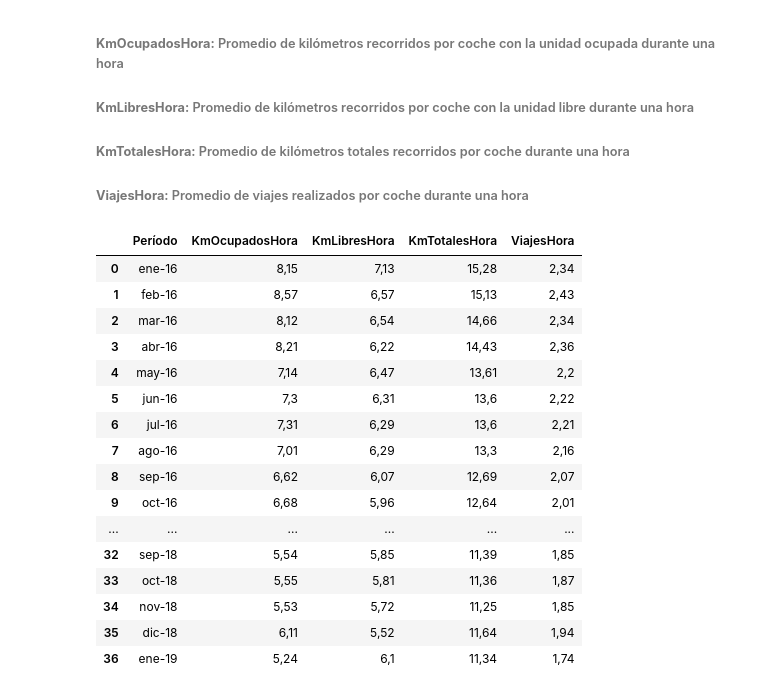
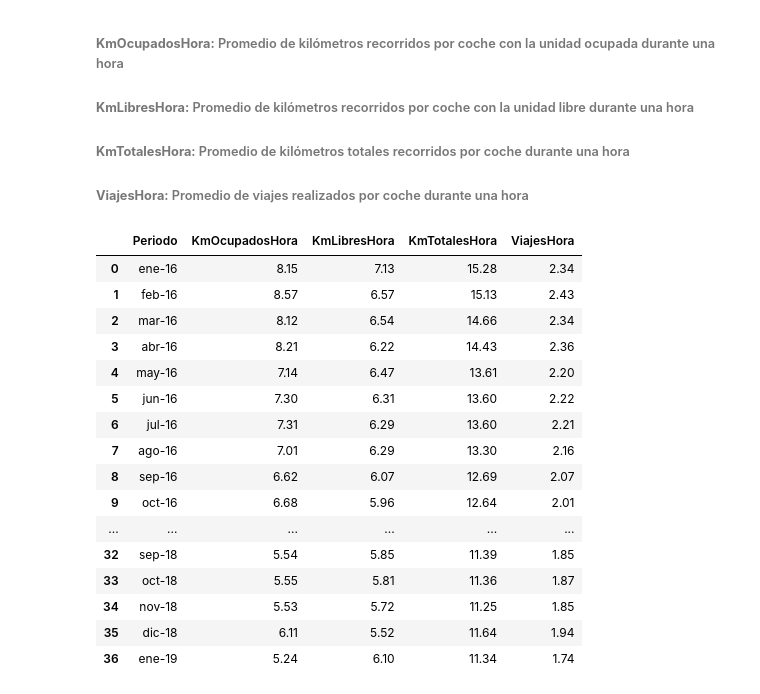
Before and after one commit to marcosbutti/Taxis-de-Rosario-SF-, a Jupyter notebook: Taxis_Rosario.ipynb, the cells around one changed output. Drawn from its saved outputs; the diff is of its cells as text; code cells hidden in the pictures.

```diff
--- a/Taxis_Rosario.ipynb
+++ b/Taxis_Rosario.ipynb
@@ -339,23 +339,23 @@ plt.axis("off")
 ###### __KmTotalesHora:__ Promedio de kilómetros totales recorridos por coche durante una hora
 ###### __ViajesHora:__ Promedio de viajes realizados por coche durante una hora
 # %%
-parametros = pd.read_csv("parametrosoperativos_0.csv", sep=";")
+parametros = pd.read_csv("parametrosoperativos_0.csv", sep=";", decimal=",")
 parametros
 # %% [output]
-|  | Período | KmOcupadosHora | KmLibresHora | KmTotalesHora | ViajesHora |
-| 0 | ene-16 | 8,15 | 7,13 | 15,28 | 2,34 |
-| 1 | feb-16 | 8,57 | 6,57 | 15,13 | 2,43 |
-| 2 | mar-16 | 8,12 | 6,54 | 14,66 | 2,34 |
-| 3 | abr-16 | 8,21 | 6,22 | 14,43 | 2,36 |
-| 4 | may-16 | 7,14 | 6,47 | 13,61 | 2,2 |
-| 5 | jun-16 | 7,3 | 6,31 | 13,6 | 2,22 |
-| 6 | jul-16 | 7,31 | 6,29 | 13,6 | 2,21 |
-| 7 | ago-16 | 7,01 | 6,29 | 13,3 | 2,16 |
-| 8 | sep-16 | 6,62 | 6,07 | 12,69 | 2,07 |
-| 9 | oct-16 | 6,68 | 5,96 | 12,64 | 2,01 |
+|  | Periodo | KmOcupadosHora | KmLibresHora | KmTotalesHora | ViajesHora |
+| 0 | ene-16 | 8.15 | 7.13 | 15.28 | 2.34 |
+| 1 | feb-16 | 8.57 | 6.57 | 15.13 | 2.43 |
+| 2 | mar-16 | 8.12 | 6.54 | 14.66 | 2.34 |
+| 3 | abr-16 | 8.21 | 6.22 | 14.43 | 2.36 |
+| 4 | may-16 | 7.14 | 6.47 | 13.61 | 2.20 |
+| 5 | jun-16 | 7.30 | 6.31 | 13.60 | 2.22 |
+| 6 | jul-16 | 7.31 | 6.29 | 13.60 | 2.21 |
+| 7 | ago-16 | 7.01 | 6.29 | 13.30 | 2.16 |
+| 8 | sep-16 | 6.62 | 6.07 | 12.69 | 2.07 |
+| 9 | oct-16 | 6.68 | 5.96 | 12.64 | 2.01 |
 | ... | ... | ... | ... | ... | ... |
-| 32 | sep-18 | 5,54 | 5,85 | 11,39 | 1,85 |
-| 33 | oct-18 | 5,55 | 5,81 | 11,36 | 1,87 |
-| 34 | nov-18 | 5,53 | 5,72 | 11,25 | 1,85 |
-| 35 | dic-18 | 6,11 | 5,52 | 11,64 | 1,94 |
-| 36 | ene-19 | 5,24 | 6,1 | 11,34 | 1,74 |
+| 32 | sep-18 | 5.54 | 5.85 | 11.39 | 1.85 |
+| 33 | oct-18 | 5.55 | 5.81 | 11.36 | 1.87 |
+| 34 | nov-18 | 5.53 | 5.72 | 11.25 | 1.85 |
+| 35 | dic-18 | 6.11 | 5.52 | 11.64 | 1.94 |
+| 36 | ene-19 | 5.24 | 6.10 | 11.34 | 1.74 |
```
Also changed, not shown: parts of 8 cells of this notebook.
